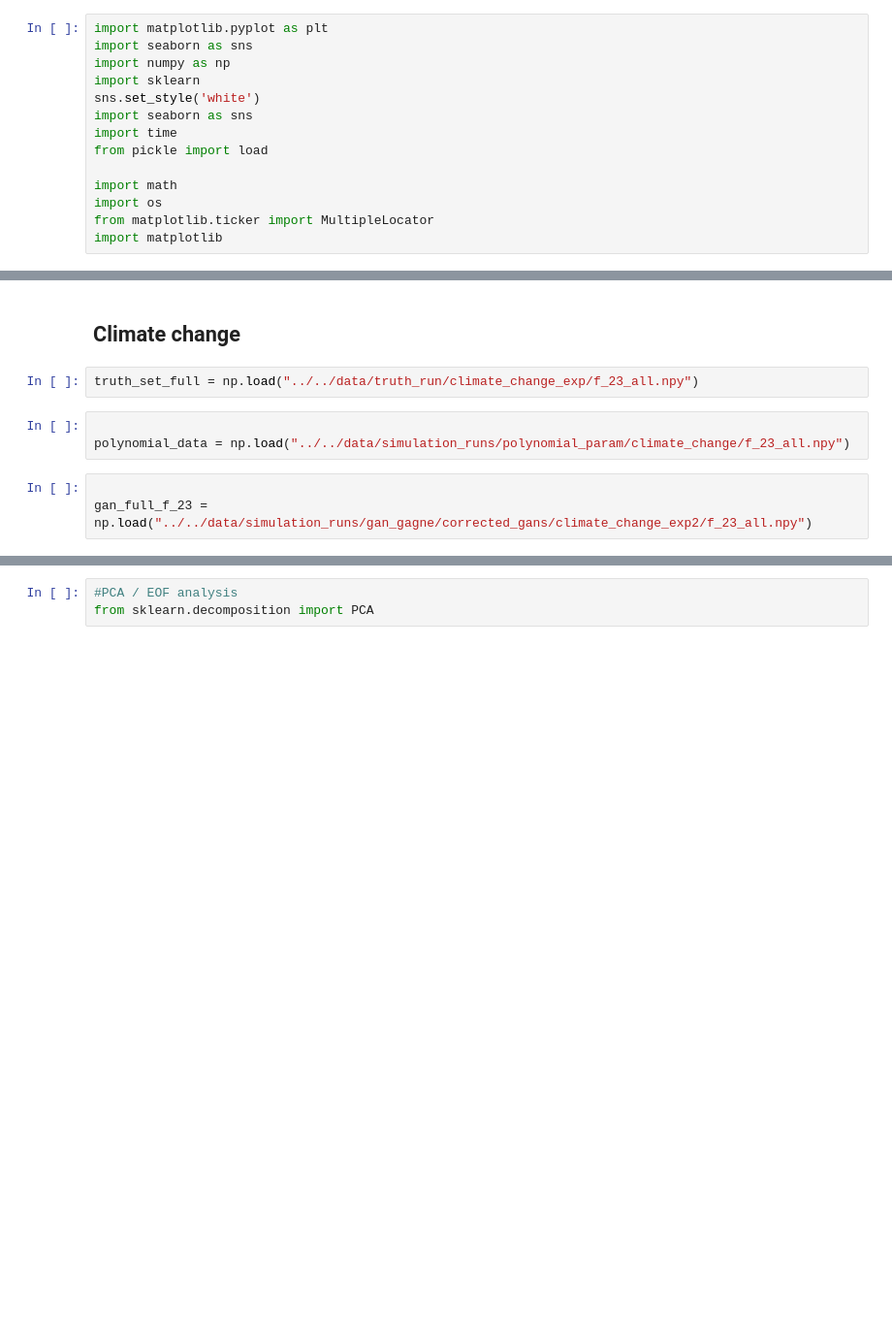
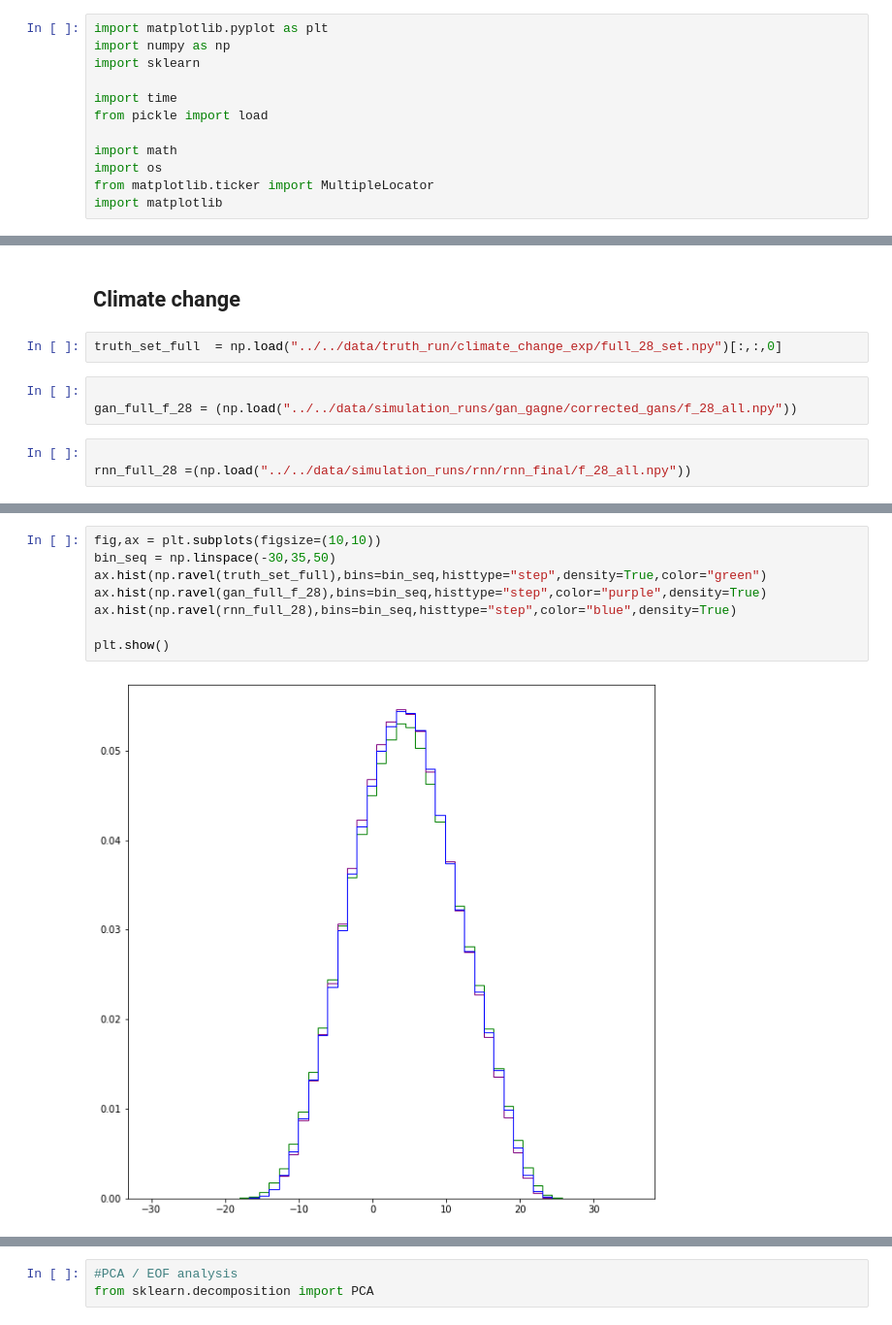
Before and after one commit to raghul-parthipan/l96_rnn, a Jupyter notebook: analysis/analysis_notebook/regime_analysis_paper_plots_clim_change.ipynb, the cells around one changed output, grey strips where cells are left out. Shown at 97% size. Saved outputs shown, nothing was run; the diff lists cells and outputs as text; blank space fills up the shorter version.

```diff
--- a/analysis/analysis_notebook/regime_analysis_paper_plots_clim_change.ipynb
+++ b/analysis/analysis_notebook/regime_analysis_paper_plots_clim_change.ipynb
@@ -1,10 +1,8 @@
 # %%
 import matplotlib.pyplot as plt
-import seaborn as sns
 import numpy as np
 import sklearn
-sns.set_style('white')
-import seaborn as sns
+
 import time
 from pickle import load
 
@@ -31,10 +24,10 @@ gan_full_f_20 = np.load("../../data/simulation_runs/gan_gagne/corrected_gans/f_2
 # %% [markdown]
 ## Climate change ##
 # %%
-truth_set_full = np.load("../../data/truth_run/climate_change_exp/f_23_all.npy")
+truth_set_full  = np.load("../../data/truth_run/climate_change_exp/full_28_set.npy")[:,:,0]
 # %%
 
-polynomial_data = np.load("../../data/simulation_runs/polynomial_param/climate_change/f_23_all.npy")
+gan_full_f_28 = (np.load("../../data/simulation_runs/gan_gagne/corrected_gans/f_28_all.npy"))
 # %%
 
-gan_full_f_23 = np.load("../../data/simulation_runs/gan_gagne/corrected_gans/climate_change_exp2/f_23_all.npy")
+rnn_full_28 =(np.load("../../data/simulation_runs/rnn/rnn_final/f_28_all.npy"))
@@ -45,0 +36,10 @@ rnn_full_23 =np.load("../../data/simulation_runs/rnn/rnn_final/clim_change/f_23_
+# %%
+fig,ax = plt.subplots(figsize=(10,10))
+bin_seq = np.linspace(-30,35,50)
+ax.hist(np.ravel(truth_set_full),bins=bin_seq,histtype="step",density=True,color="green")
+ax.hist(np.ravel(gan_full_f_28),bins=bin_seq,histtype="step",color="purple",density=True)
+ax.hist(np.ravel(rnn_full_28),bins=bin_seq,histtype="step",color="blue",density=True)
+
+plt.show()
+# %% [output]
+[figure, added]
```
Also changed, not shown: parts of 52 cells of this notebook, 4 other files.
